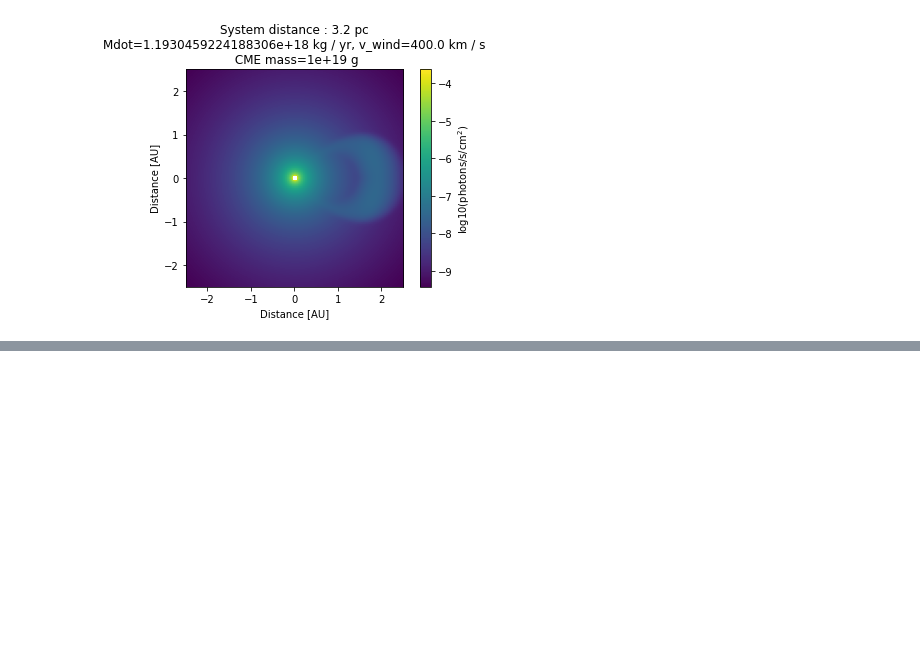
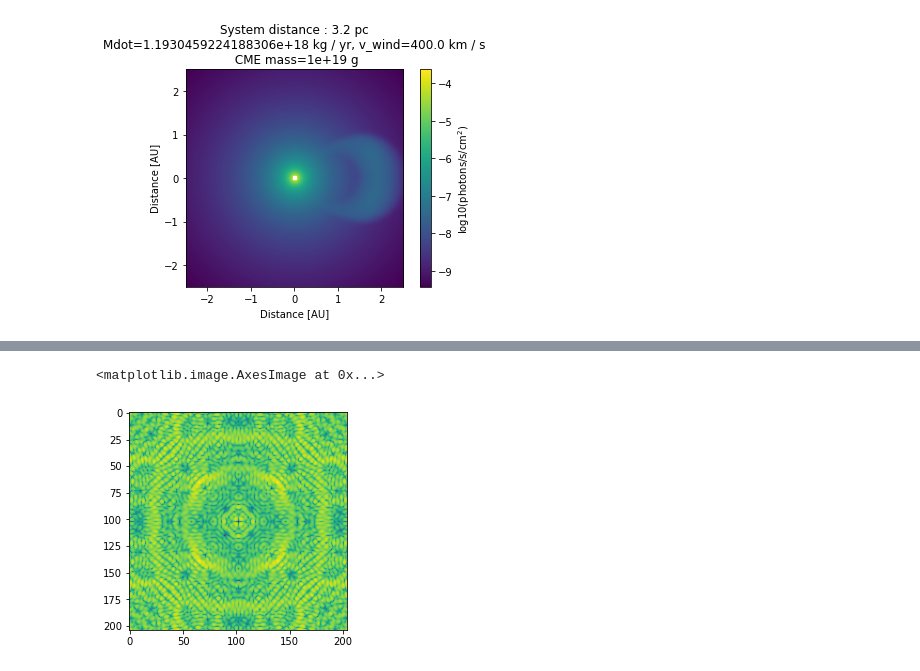
Before and after one commit to iveydavis/direct_imaging, a Jupyter notebook: wind_and_cme_example.ipynb, the cells around one changed output, grey strips where cells are left out. Cells and saved outputs as stored; diff of their text form; code cells hidden in the pictures; blank space fills up the shorter version.

Commit message:
fixed observations

```diff
--- a/wind_and_cme_example.ipynb
+++ b/wind_and_cme_example.ipynb
@@ -33,0 +36,7 @@ fig, ax = s.plot_particle_fluxes()
+# %%
+hwo = instrument.Instrument('H', name='HWO')
+obs = observation.Observation(hwo, band = 'H', source_dim = 95)
+obs.add_star()
+obs.star.make_wind()
+obs.star.make_cme(horizontal_height_factor=1., dR_factor=0.3, mass=1e25*un.g)
+obs.conduct_observation()
@@ -33,0 +45,5 @@ fig, ax = s.plot_particle_fluxes()
+# %%
+plt.imshow(np.log10(obs.img.intensity.reshape(obs.instrument.focal_grid.shape)))
+# %% [output]
+<matplotlib.image.AxesImage at 0x...>
+[figure, added]
```
Also changed, not shown: parts of 5 cells of this notebook, 5 other files.
